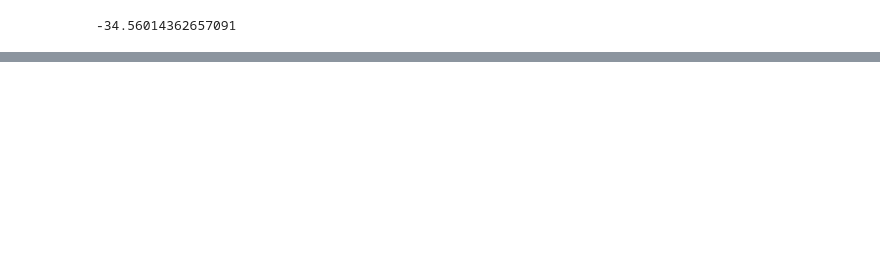
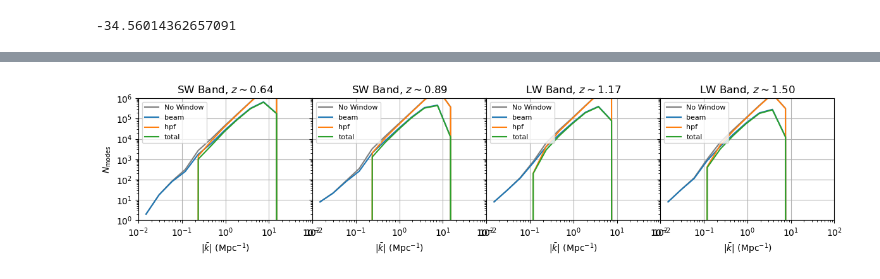
Before and after one commit to shubhagrawal30/crossLIM, a Jupyter notebook: windows/anisotropic.ipynb, the cells around one changed output, grey strips where cells are left out. Saved outputs shown, nothing was run; the diff lists cells and outputs as text; code cells hidden in the pictures; blank space fills up the shorter version.

Commit message:
windows

```diff
--- a/windows/anisotropic.ipynb
+++ b/windows/anisotropic.ipynb
@@ -302,5 +323,9 @@ plt.savefig("../figs/wtotal_binned.png", bbox_inches='tight')
 # %%
 # bin the above in k mag and plot
+
+ones = [np.ones_like(wbeam) for wbeam in wbeams]
+nmodes_ones = [np.array([np.sum(one.flatten()[binnedidx == i]) for i in range(len(kbincenters))]) for one, binnedidx in zip(ones, binnedidxs)]
+
 nmodes_wbeams = [np.array([np.sum(wbeam.flatten()[binnedidx == i]) for i in range(len(kbincenters))]) for wbeam, binnedidx in zip(wbeams, binnedidxs)]
 nmodes_whpfs = [np.array([np.sum(whpf.flatten()[binnedidx == i]) for i in range(len(kbincenters))]) for whpf, binnedidx in zip(whpfs, binnedidxs)]
 nmodes_total = [np.array([np.sum(whpf.flatten()[binnedidx == i] * wbeam.flatten()[binnedidx == i]) \
@@ -310,6 +335,7 @@ fig, axs = plt.subplots(4, 1, figsize=(3, 12))
 axs = axs.flatten()
 kwargs = {}
 for i in range(4):
+    axs[i].plot(kbincenters, nmodes_ones[i], label='No Window', **kwargs, color="gray")
     axs[i].plot(kbincenters, nmodes_wbeams[i], label='beam', **kwargs)
     axs[i].plot(kbincenters, nmodes_whpfs[i], label='hpf', **kwargs)
     axs[i].plot(kbincenters, nmodes_total[i], label='total', **kwargs)
@@ -326,5 +352,6 @@ for i in range(4):
         for lh in leg.legend_handles:
             lh.set_alpha(1)
 plt.tight_layout()
-plt.show()
-plt.savefig("../figs/nmodes_binned.png", bbox_inches='tight')
+# plt.show()
+# plt.savefig("../figs/nmodes_binned.png", bbox_inches='tight')
+plt.close()
@@ -332,0 +358,28 @@ plt.savefig("../figs/nmodes_binned.png", bbox_inches='tight')
+# %%
+fig, axs = plt.subplots(1, 4, figsize=(12, 3), sharex=True, sharey=True, gridspec_kw={'wspace': 0})
+axs = axs.flatten()
+kwargs = {}
+for i in range(4):
+    axs[i].plot(kbincenters, nmodes_ones[i], label='No Window', **kwargs, color="gray")
+    axs[i].plot(kbincenters, nmodes_wbeams[i], label='beam', **kwargs)
+    axs[i].plot(kbincenters, nmodes_whpfs[i], label='hpf', **kwargs)
+    axs[i].plot(kbincenters, nmodes_total[i], label='total', **kwargs)
+    axs[i].set_xlabel(r'$|\bar k|$ (Mpc$^{-1}$)')
+    axs[i].set_title(f'{bands[i]} Band, ' r'$z\sim$' f'{CALCZs[i]:.2f}')
+    axs[i].set_aspect('auto')
+    axs[i].set_xscale('log')
+    axs[i].set_yscale('log')
+    axs[i].grid(True)
+    axs[i].set_xlim(1e-2, 1e2)
+    axs[i].set_ylim(1e0, 1e6)
+    if i == 0:
+        axs[i].set_ylabel(r'$N_\text{modes}$')
+    leg = axs[i].legend(loc='upper left', ncol=1, fontsize=8)
+    for lh in leg.legend_handles:
+        lh.set_alpha(1)
+plt.tight_layout()
+plt.show()
+# plt.savefig("../figs/nmodes_binned.png", bbox_inches='tight')
+# plt.close()
+# %% [output]
+[figure, added]
```
Also changed, not shown: parts of 10 cells of this notebook, 1 other file.
